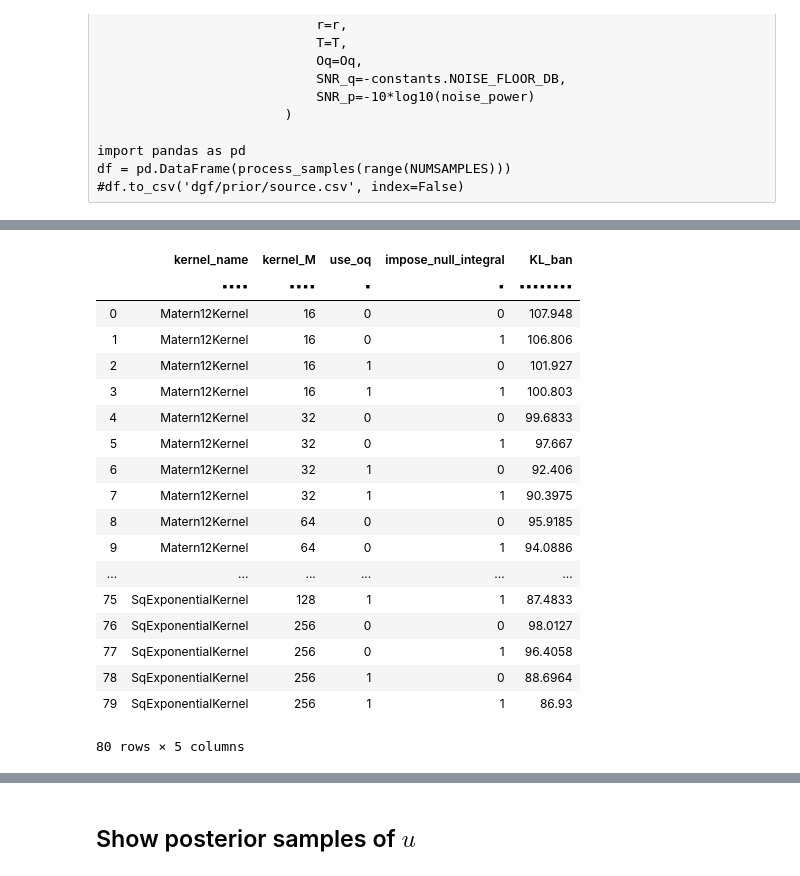
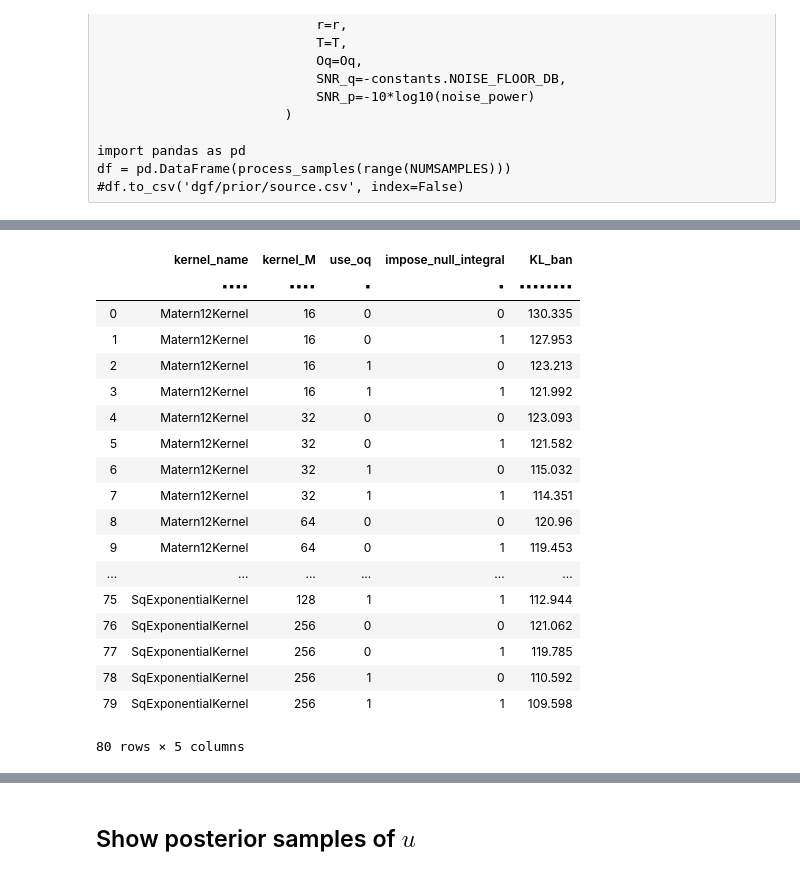
Before and after one commit to mvsoom/thesis-py, a Jupyter notebook: dgf/prior/source.ipynb, the cells around one changed output, grey strips where cells are left out. Cells and saved outputs as stored; diff of their text form; code cells hidden in the pictures.

```diff
--- a/dgf/prior/source.ipynb
+++ b/dgf/prior/source.ipynb
@@ -221,3 +238,7 @@ def process_samples(indices):
 import pandas as pd
 df = pd.DataFrame(process_samples(range(NUMSAMPLES)))
 #df.to_csv('dgf/prior/source.csv', index=False)
+# %%
+from datatable import dt, f, by, update
+
+df = dt.Frame(source.process_fitted_lf_samples())
@@ -233,29 +301,29 @@ hist(full['log_prob_diff'], bins=30);
 # %%
-KL = full[:, {
+KL = df[:, {
     'KL_ban': log10(e)*dt.mean(f.log_prob_diff)
     },
      dt.by('kernel_name', 'kernel_M', 'use_oq', 'impose_null_integral')
 ]
 KL
 # %% [output]
 |  | kernel_name | kernel_M | use_oq | impose_null_integral | KL_ban |
 |  | ▪▪▪▪ | ▪▪▪▪ | ▪ | ▪ | ▪▪▪▪▪▪▪▪ |
-| 0 | Matern12Kernel | 16 | 0 | 0 | 107.948 |
-| 1 | Matern12Kernel | 16 | 0 | 1 | 106.806 |
-| 2 | Matern12Kernel | 16 | 1 | 0 | 101.927 |
-| 3 | Matern12Kernel | 16 | 1 | 1 | 100.803 |
-| 4 | Matern12Kernel | 32 | 0 | 0 | 99.6833 |
-| 5 | Matern12Kernel | 32 | 0 | 1 | 97.667 |
-| 6 | Matern12Kernel | 32 | 1 | 0 | 92.406 |
-| 7 | Matern12Kernel | 32 | 1 | 1 | 90.3975 |
-| 8 | Matern12Kernel | 64 | 0 | 0 | 95.9185 |
-| 9 | Matern12Kernel | 64 | 0 | 1 | 94.0886 |
+| 0 | Matern12Kernel | 16 | 0 | 0 | 130.335 |
+| 1 | Matern12Kernel | 16 | 0 | 1 | 127.953 |
+| 2 | Matern12Kernel | 16 | 1 | 0 | 123.213 |
+| 3 | Matern12Kernel | 16 | 1 | 1 | 121.992 |
+| 4 | Matern12Kernel | 32 | 0 | 0 | 123.093 |
+| 5 | Matern12Kernel | 32 | 0 | 1 | 121.582 |
+| 6 | Matern12Kernel | 32 | 1 | 0 | 115.032 |
+| 7 | Matern12Kernel | 32 | 1 | 1 | 114.351 |
+| 8 | Matern12Kernel | 64 | 0 | 0 | 120.96 |
+| 9 | Matern12Kernel | 64 | 0 | 1 | 119.453 |
 | ... | ... | ... | ... | ... | ... |
-| 75 | SqExponentialKernel | 128 | 1 | 1 | 87.4833 |
-| 76 | SqExponentialKernel | 256 | 0 | 0 | 98.0127 |
-| 77 | SqExponentialKernel | 256 | 0 | 1 | 96.4058 |
-| 78 | SqExponentialKernel | 256 | 1 | 0 | 88.6964 |
-| 79 | SqExponentialKernel | 256 | 1 | 1 | 86.93 |
+| 75 | SqExponentialKernel | 128 | 1 | 1 | 112.944 |
+| 76 | SqExponentialKernel | 256 | 0 | 0 | 121.062 |
+| 77 | SqExponentialKernel | 256 | 0 | 1 | 119.785 |
+| 78 | SqExponentialKernel | 256 | 1 | 0 | 110.592 |
+| 79 | SqExponentialKernel | 256 | 1 | 1 | 109.598 |
 80 rows × 5 columns
 # %%
 g = sns.FacetGrid(KL.to_pandas(), col='kernel_name', col_wrap=2, margin_titles=True, despine=False)
```
Also changed, not shown: parts of 14 cells of this notebook, 4 other files.
